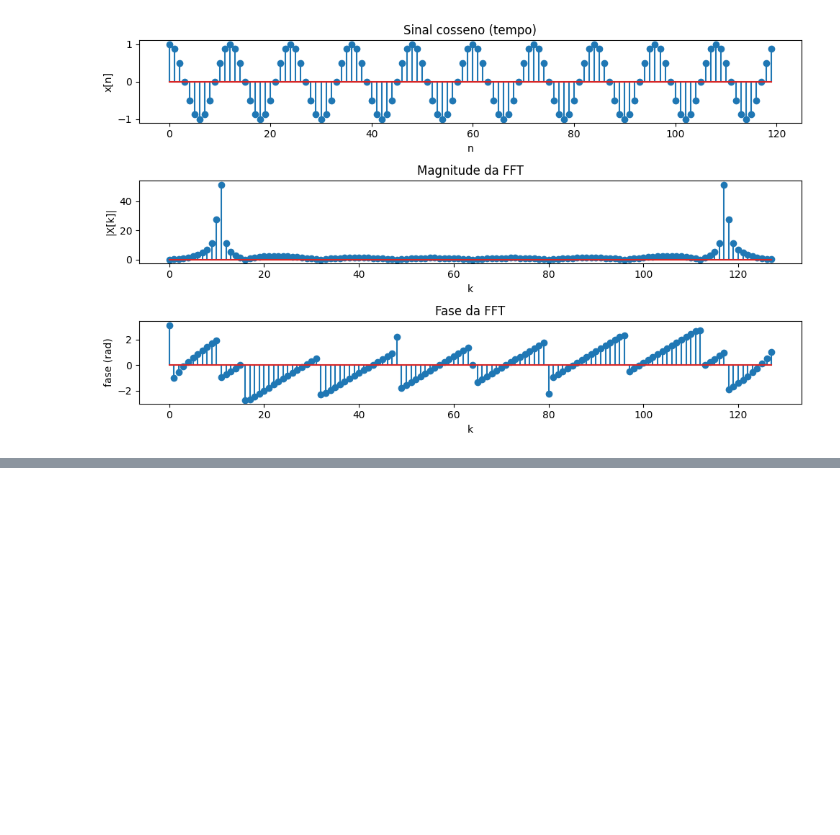
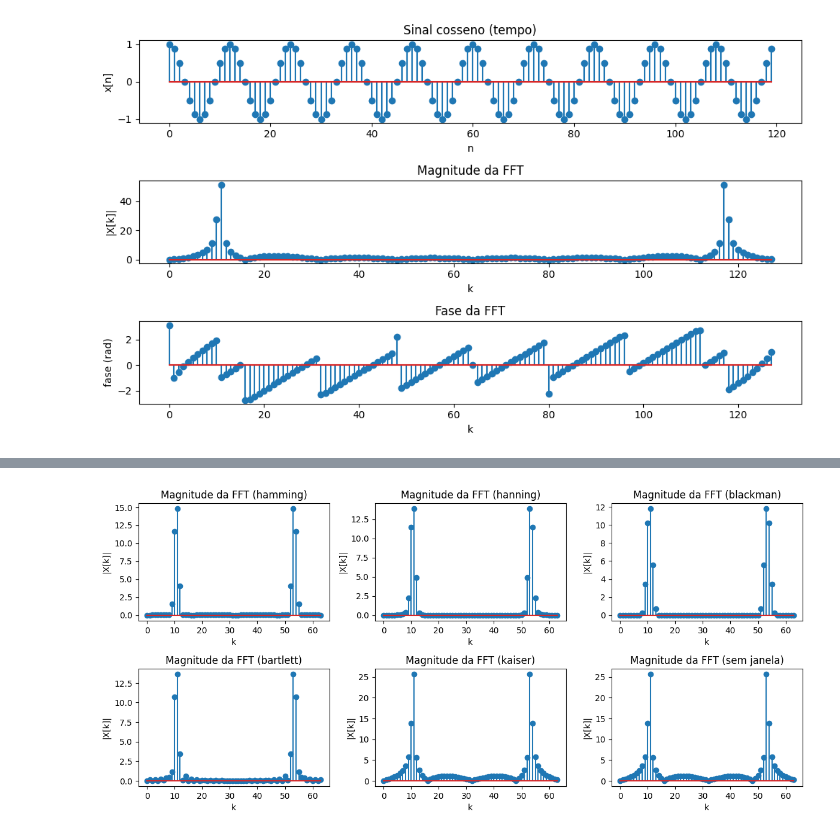
Before and after one commit to ricardofss1/PDS, a Jupyter notebook: DFT_FFT_Implementação.ipynb, the cells around one changed output, grey strips where cells are left out. Saved outputs shown, nothing was run; the diff lists cells and outputs as text; code cells hidden in the pictures; blank space fills up the shorter version.

```diff
--- a/DFT_FFT_Implementação.ipynb
+++ b/DFT_FFT_Implementação.ipynb
@@ -339,0 +344,19 @@ plt.show()
+# %%
+def aplicar_janela(sinal, tipo='hamming'):
+    """Aplica uma janela ao sinal para reduzir vazamento espectral."""
+    N = len(sinal)
+    if tipo == 'hamming':
+        janela = np.hamming(N)
+    elif tipo == 'hanning':
+        janela = np.hanning(N)
+    elif tipo == 'blackman':
+        janela = np.blackman(N)
+    elif tipo == 'bartlett':
+        janela = np.bartlett(N)
+    elif tipo == 'kaiser':
+        janela = np.kaiser(N, 0)
+    elif tipo == 'retangular':
+        janela = np.ones(N)  # sem janela
+    else:
+        raise ValueError()
+    return sinal * janela
@@ -339,0 +434,42 @@ plt.show()
+# %%
+plt.figure(figsize=(12, 8))
+
+plt.subplot(3, 3, 1)
+plt.stem(magnitude_hamming)
+plt.title("Magnitude da FFT (hamming)")
+plt.xlabel("k")
+plt.ylabel("|X[k]|")
+
+plt.subplot(3, 3, 2)
+plt.stem(magnitude_hanning)
+plt.title("Magnitude da FFT (hanning)")
+plt.xlabel("k")
+plt.ylabel("|X[k]|")
+
+plt.subplot(3, 3, 3)
+plt.stem(magnitude_blackman)
+plt.title("Magnitude da FFT (blackman)")
+plt.xlabel("k")
+plt.ylabel("|X[k]|")
+
+plt.subplot(3, 3, 4)
+plt.stem(magnitude_bartlett)
+plt.title("Magnitude da FFT (bartlett)")
+plt.xlabel("k")
+plt.ylabel("|X[k]|")
+
+plt.subplot(3, 3, 5)
+plt.stem(magnitude_kaiser)
+plt.title("Magnitude da FFT (kaiser)")
+plt.xlabel("k")
+plt.ylabel("|X[k]|")
+
+plt.subplot(3, 3, 6)
+plt.stem(magnitude)
+plt.title("Magnitude da FFT (sem janela)")
+plt.xlabel("k")
+plt.ylabel("|X[k]|")
+
+plt.tight_layout()
+# %% [output]
+[figure, added]
```
Also changed, not shown: parts of 8 cells of this notebook, 2 other files.
